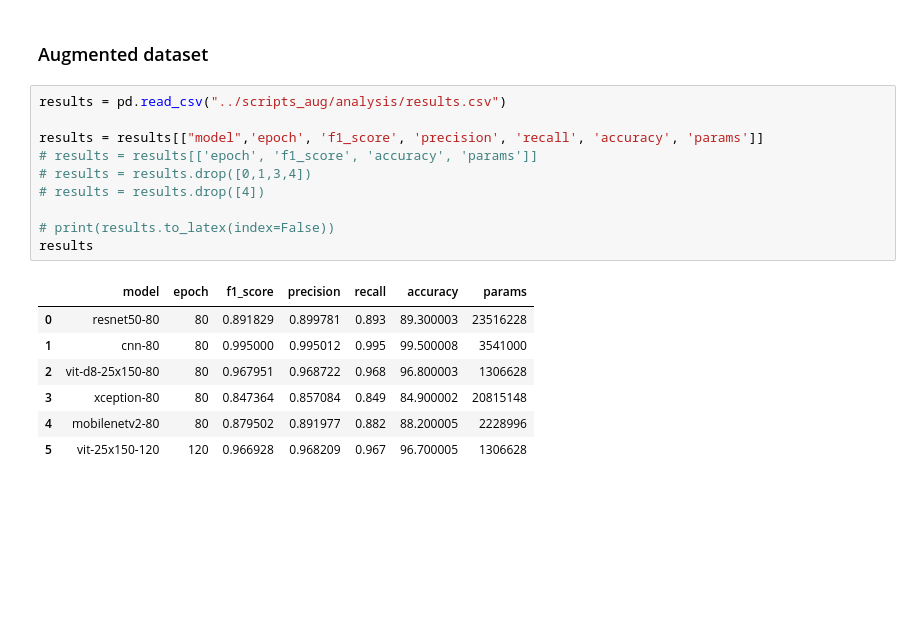
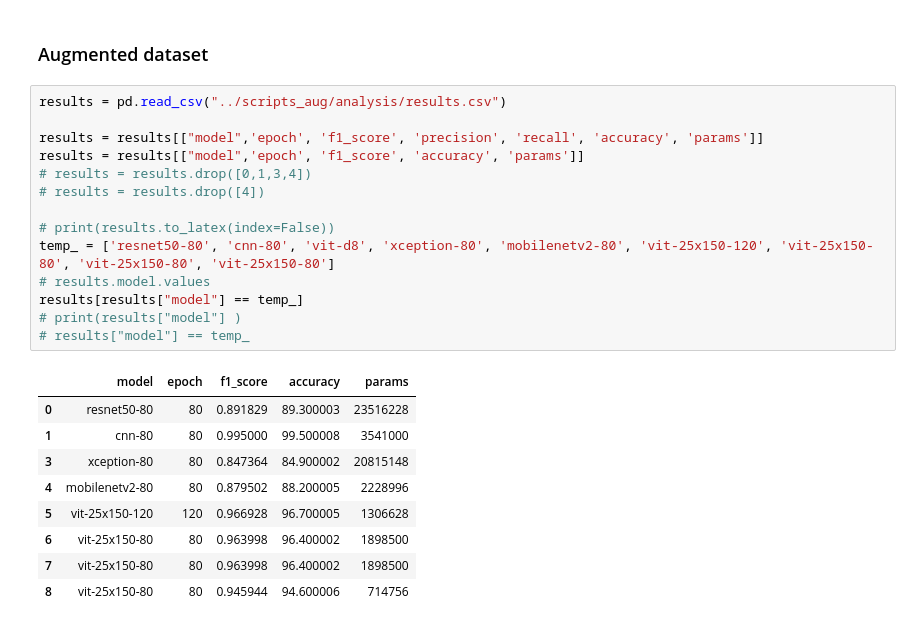
Before and after one commit to aneesurhashmi/oct2017, a Jupyter notebook: results.ipynb, the cells around one changed output. Saved outputs shown, nothing was run; the diff lists cells and outputs as text; blank space fills up the shorter version.

```diff
--- a/results.ipynb
+++ b/results.ipynb
@@ -121,18 +235,24 @@ print(results.to_latex(index=False))
 # %%
 results = pd.read_csv("../scripts_aug/analysis/results.csv")
 
 results = results[["model",'epoch', 'f1_score', 'precision', 'recall', 'accuracy', 'params']]
-# results = results[['epoch', 'f1_score', 'accuracy', 'params']]
+results = results[["model",'epoch', 'f1_score', 'accuracy', 'params']]
 # results = results.drop([0,1,3,4])
 # results = results.drop([4])
 
 # print(results.to_latex(index=False))
-results
+temp_ = ['resnet50-80', 'cnn-80', 'vit-d8', 'xception-80', 'mobilenetv2-80', 'vit-25x150-120', 'vit-25x150-80', 'vit-25x150-80', 'vit-25x150-80']
+# results.model.values
+results[results["model"] == temp_]
+# print(results["model"] )
+# results["model"] == temp_
 # %% [output]
-|  | model | epoch | f1_score | precision | recall | accuracy | params |
-| 0 | resnet50-80 | 80 | 0.891829 | 0.899781 | 0.893 | 89.300003 | 23516228 |
-| 1 | cnn-80 | 80 | 0.995000 | 0.995012 | 0.995 | 99.500008 | 3541000 |
-| 2 | vit-d8-25x150-80 | 80 | 0.967951 | 0.968722 | 0.968 | 96.800003 | 1306628 |
-| 3 | xception-80 | 80 | 0.847364 | 0.857084 | 0.849 | 84.900002 | 20815148 |
-| 4 | mobilenetv2-80 | 80 | 0.879502 | 0.891977 | 0.882 | 88.200005 | 2228996 |
-| 5 | vit-25x150-120 | 120 | 0.966928 | 0.968209 | 0.967 | 96.700005 | 1306628 |
+|  | model | epoch | f1_score | accuracy | params |
+| 0 | resnet50-80 | 80 | 0.891829 | 89.300003 | 23516228 |
+| 1 | cnn-80 | 80 | 0.995000 | 99.500008 | 3541000 |
+| 3 | xception-80 | 80 | 0.847364 | 84.900002 | 20815148 |
+| 4 | mobilenetv2-80 | 80 | 0.879502 | 88.200005 | 2228996 |
+| 5 | vit-25x150-120 | 120 | 0.966928 | 96.700005 | 1306628 |
+| 6 | vit-25x150-80 | 80 | 0.963998 | 96.400002 | 1898500 |
+| 7 | vit-25x150-80 | 80 | 0.963998 | 96.400002 | 1898500 |
+| 8 | vit-25x150-80 | 80 | 0.945944 | 94.600006 | 714756 |
```
Also changed, not shown: parts of 8 cells of this notebook, 47 other files.
